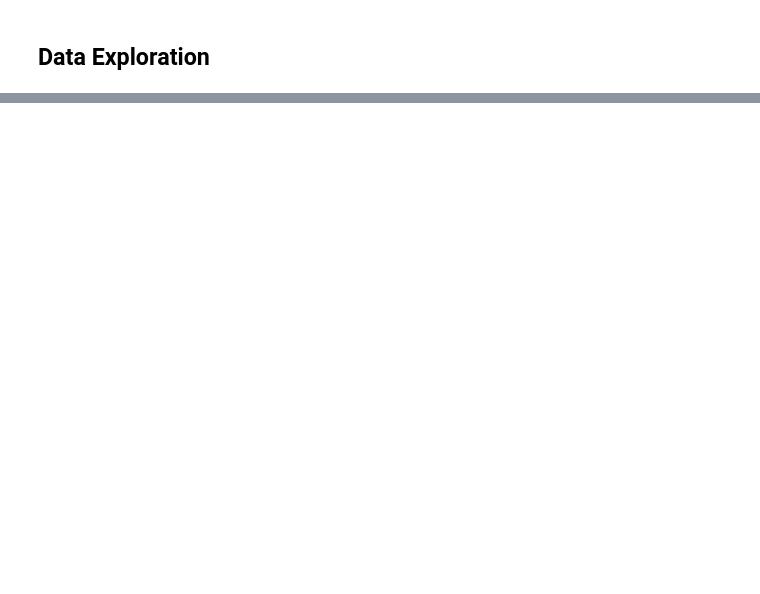
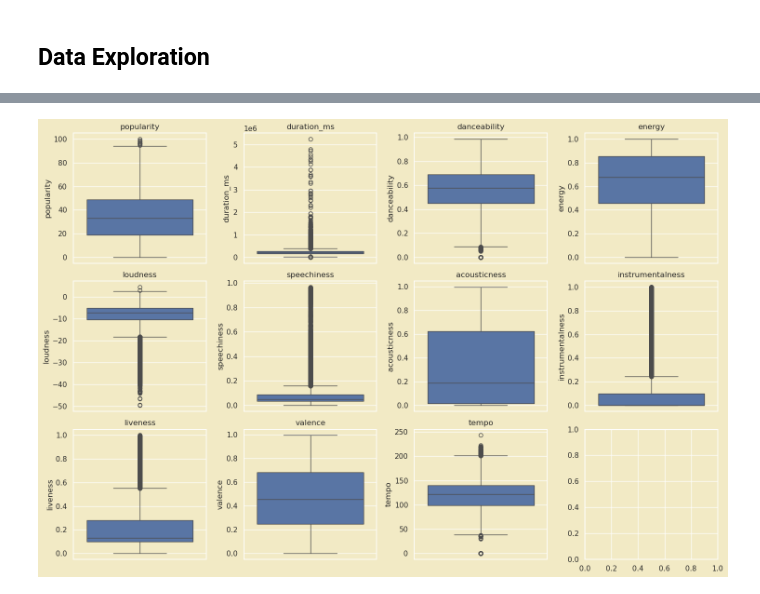
Before and after one commit to monkeygang222/assignment1.4, a Jupyter notebook: 27.ipynb, the cells around one changed output, grey strips where cells are left out. Saved outputs shown, nothing was run; the diff lists cells and outputs as text; code cells hidden in the pictures; blank space fills up the shorter version.

```diff
--- a/27.ipynb
+++ b/27.ipynb
@@ -316,0 +105,12 @@ ac.fit()
+# %%
+# boxplot for numerical columns
+sns.set_style('darkgrid')
+sns.set(rc={"axes.facecolor":"#F2EAC5","figure.facecolor":"#F2EAC5"})
+fig, axes = plt.subplots(nrows=3, ncols=4, figsize=(15, 10))
+for i, col in enumerate(data.columns):
+    sns.boxplot(y=col, data=data, ax=axes[i//4, i%4])
+    axes[i//4, i%4].set_title(col)
+plt.tight_layout()
+plt.show()
+# %% [output]
+[figure, added]
```
Also changed, not shown: parts of 60 cells of this notebook.
